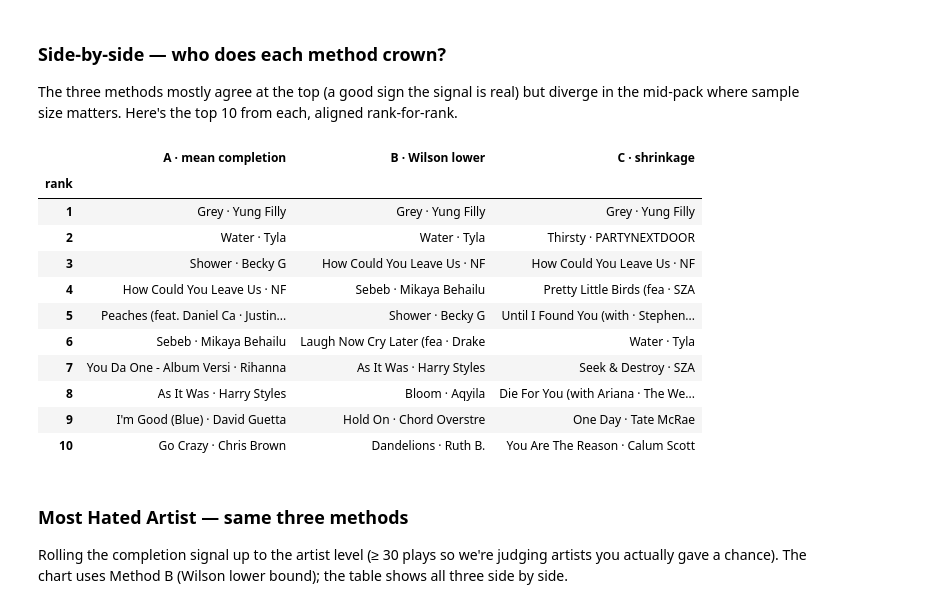
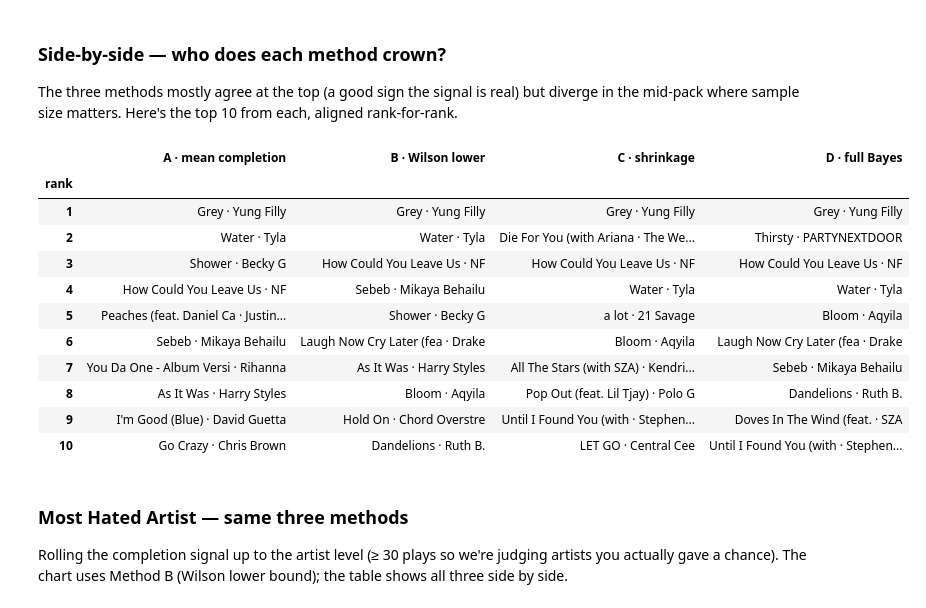
Before and after one commit to kaleb-asefa/rewind, a Jupyter notebook: notebooks/main.ipynb, the cells around one changed output. Drawn from its saved outputs; the diff is of its cells as text; code cells hidden in the pictures.

Commit message:
implement full bayes

```diff
--- a/notebooks/main.ipynb
+++ b/notebooks/main.ipynb
@@ -629,7 +629,7 @@ $$\text{score} = \frac{C \cdot m_{\text{global}} + \sum \text{completion}}{C + n
 
 A track with 100 low plays barely moves (strong evidence → stays hated); a track with 2 low plays gets yanked back toward average (weak evidence → not trusted yet). No hard cutoff, every track ranked on one smooth scale — the same trick IMDb uses for its Top 250.
 # %%
-C = 8                                   # prior strength = 8 "phantom average plays"
+C = 20                                 # prior strength = 8 "phantom average plays"
 m_global = plays['completion'].mean()
 
 # aggregate ALL tracks (no min_plays filter — shrinkage self-regulates)
@@ -665,31 +744,33 @@ The three methods mostly agree at the top (a good sign the signal is real) but d
 # %%
 def label(idx, stats):
     return [f"{n[:24]} · {stats.loc[n, 'artist'][:14]}" for n in idx]
 
 a = track_hate.nsmallest(10, 'mean_completion').index
 b = track_hate.nlargest(10, 'wilson_low').index
 c = all_tracks.nsmallest(10, 'shrunk').index
+d = et.nlargest(10, 'cred_low').index
 
 comparison = pd.DataFrame({
     'A · mean completion':  label(a, track_hate),
     'B · Wilson lower':     label(b, track_hate),
     'C · shrinkage':        label(c, all_tracks),
+    'D · full Bayes':       label(d, et),
 }, index=range(1, 11))
 comparison.index.name = 'rank'
 comparison
 # %% [output]
-|  | A · mean completion | B · Wilson lower | C · shrinkage |
-| rank |  |  |  |
-| 1 | Grey · Yung Filly | Grey · Yung Filly | Grey · Yung Filly |
-| 2 | Water · Tyla | Water · Tyla | Thirsty · PARTYNEXTDOOR |
-| 3 | Shower · Becky G | How Could You Leave Us · NF | How Could You Leave Us · NF |
-| 4 | How Could You Leave Us · NF | Sebeb · Mikaya Behailu | Pretty Little Birds (fea · SZA |
-| 5 | Peaches (feat. Daniel Ca · Justin... | Shower · Becky G | Until I Found You (with · Stephen... |
-| 6 | Sebeb · Mikaya Behailu | Laugh Now Cry Later (fea · Drake | Water · Tyla |
-| 7 | You Da One - Album Versi · Rihanna | As It Was · Harry Styles | Seek & Destroy · SZA |
-| 8 | As It Was · Harry Styles | Bloom · Aqyila | Die For You (with Ariana · The We... |
-| 9 | I'm Good (Blue) · David Guetta | Hold On · Chord Overstre | One Day · Tate McRae |
-| 10 | Go Crazy · Chris Brown | Dandelions · Ruth B. | You Are The Reason · Calum Scott |
+|  | A · mean completion | B · Wilson lower | C · shrinkage | D · full Bayes |
+| rank |  |  |  |  |
+| 1 | Grey · Yung Filly | Grey · Yung Filly | Grey · Yung Filly | Grey · Yung Filly |
+| 2 | Water · Tyla | Water · Tyla | Die For You (with Ariana · The We... | Thirsty · PARTYNEXTDOOR |
+| 3 | Shower · Becky G | How Could You Leave Us · NF | How Could You Leave Us · NF | How Could You Leave Us · NF |
+| 4 | How Could You Leave Us · NF | Sebeb · Mikaya Behailu | Water · Tyla | Water · Tyla |
+| 5 | Peaches (feat. Daniel Ca · Justin... | Shower · Becky G | a lot · 21 Savage | Bloom · Aqyila |
+| 6 | Sebeb · Mikaya Behailu | Laugh Now Cry Later (fea · Drake | Bloom · Aqyila | Laugh Now Cry Later (fea · Drake |
+| 7 | You Da One - Album Versi · Rihanna | As It Was · Harry Styles | All The Stars (with SZA) · Kendri... | Sebeb · Mikaya Behailu |
+| 8 | As It Was · Harry Styles | Bloom · Aqyila | Pop Out (feat. Lil Tjay) · Polo G | Dandelions · Ruth B. |
+| 9 | I'm Good (Blue) · David Guetta | Hold On · Chord Overstre | Until I Found You (with · Stephen... | Doves In The Wind (feat. · SZA |
+| 10 | Go Crazy · Chris Brown | Dandelions · Ruth B. | LET GO · Central Cee | Until I Found You (with · Stephen... |
 # %% [markdown]
 ### Most Hated Artist — same three methods
 
```
Also changed, not shown: parts of 4 cells of this notebook.
